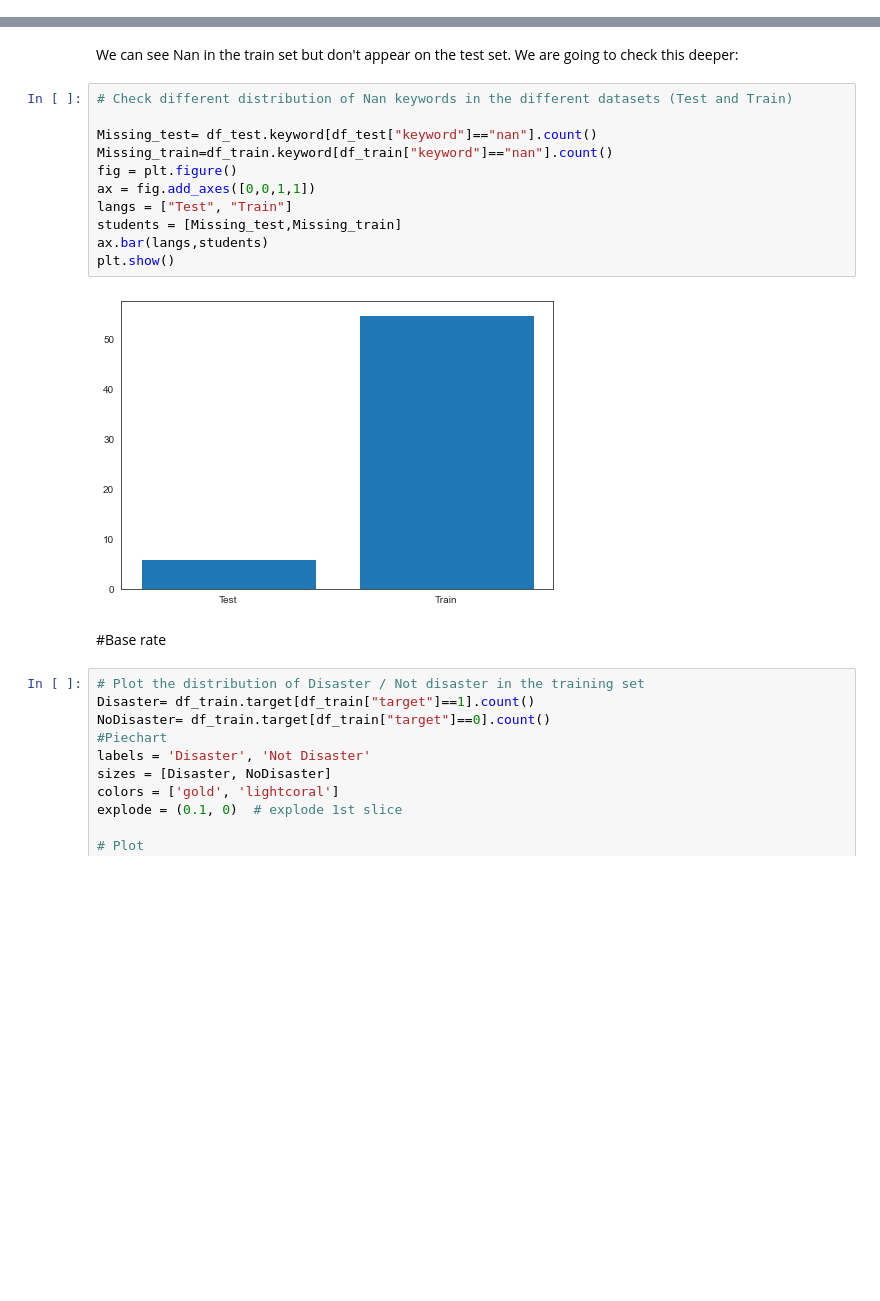
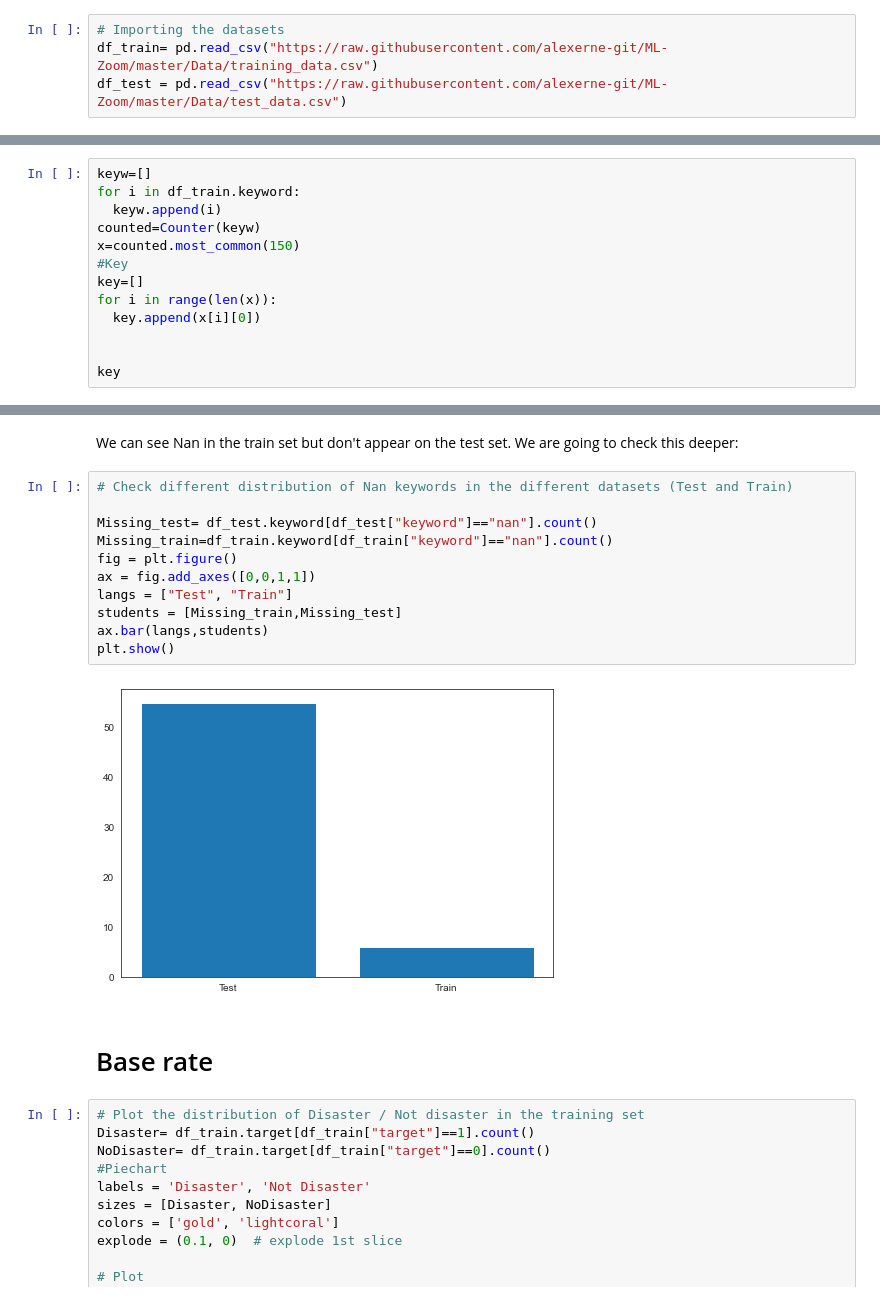
Before and after one commit to alexerne-git/ML-Zoom, a Jupyter notebook: Code/ML_Project.ipynb, the cells around one changed output, grey strips where cells are left out. Drawn from its saved outputs; the diff is of its cells as text; blank space fills up the shorter version.

```diff
--- a/Code/ML_Project.ipynb
+++ b/Code/ML_Project.ipynb
@@ -43,0 +44,4 @@ df_test = pd.read_csv("https://aicrowd-production.s3.eu-central-1.amazonaws.com/
+# %%
+# Importing the datasets
+df_train= pd.read_csv("https://raw.githubusercontent.com/alexerne-git/ML-Zoom/master/Data/training_data.csv")
+df_test = pd.read_csv("https://raw.githubusercontent.com/alexerne-git/ML-Zoom/master/Data/test_data.csv")
@@ -302,0 +376,13 @@ Maybe say something for the distribution of words
+# %%
+keyw=[]
+for i in df_train.keyword:
+  keyw.append(i)
+counted=Counter(keyw)
+x=counted.most_common(150)
+#Key
+key=[]
+for i in range(len(x)):
+  key.append(x[i][0])
+
+
+key
@@ -377,18 +479,18 @@ We can see Nan in the train set but don't appear on the test set. We are going t
 # %%
 # Check different distribution of Nan keywords in the different datasets (Test and Train)
 
 Missing_test= df_test.keyword[df_test["keyword"]=="nan"].count()
 Missing_train=df_train.keyword[df_train["keyword"]=="nan"].count()
 fig = plt.figure()
 ax = fig.add_axes([0,0,1,1])
 langs = ["Test", "Train"]
-students = [Missing_test,Missing_train]
+students = [Missing_train,Missing_test]
 ax.bar(langs,students)
 plt.show()
 # %% [output]
-[figure, old version]
+[figure, new version]
 # %% [markdown]
-#Base rate
+# Base rate
 # %%
 # Plot the distribution of Disaster / Not disaster in the training set
 Disaster= df_train.target[df_train["target"]==1].count()
```
Also changed, not shown: parts of 101 cells of this notebook.
